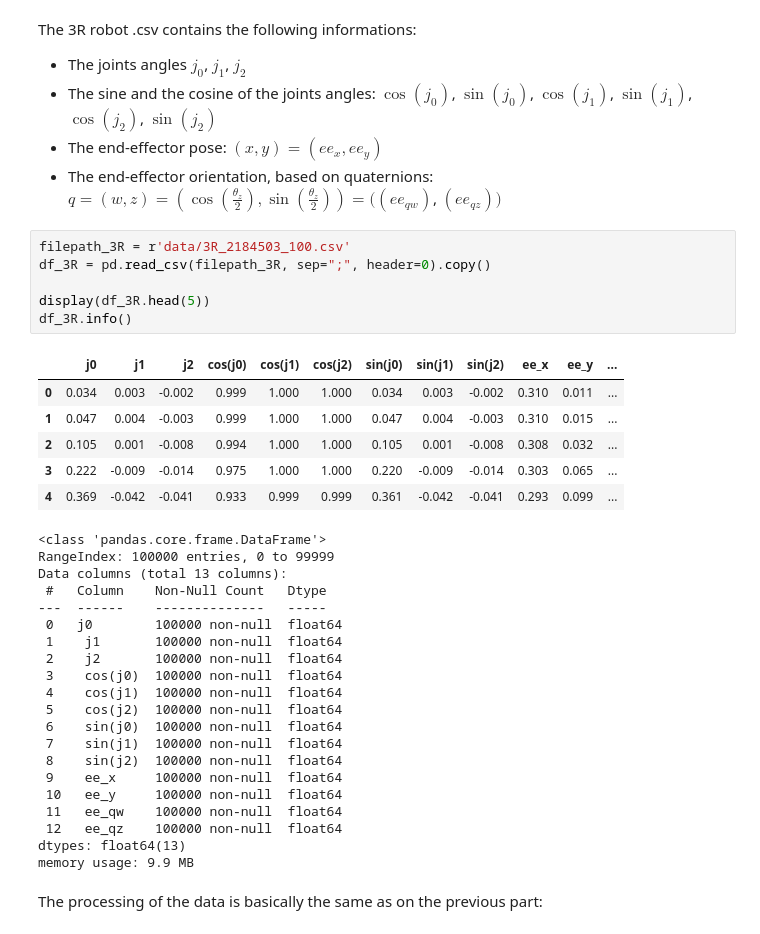
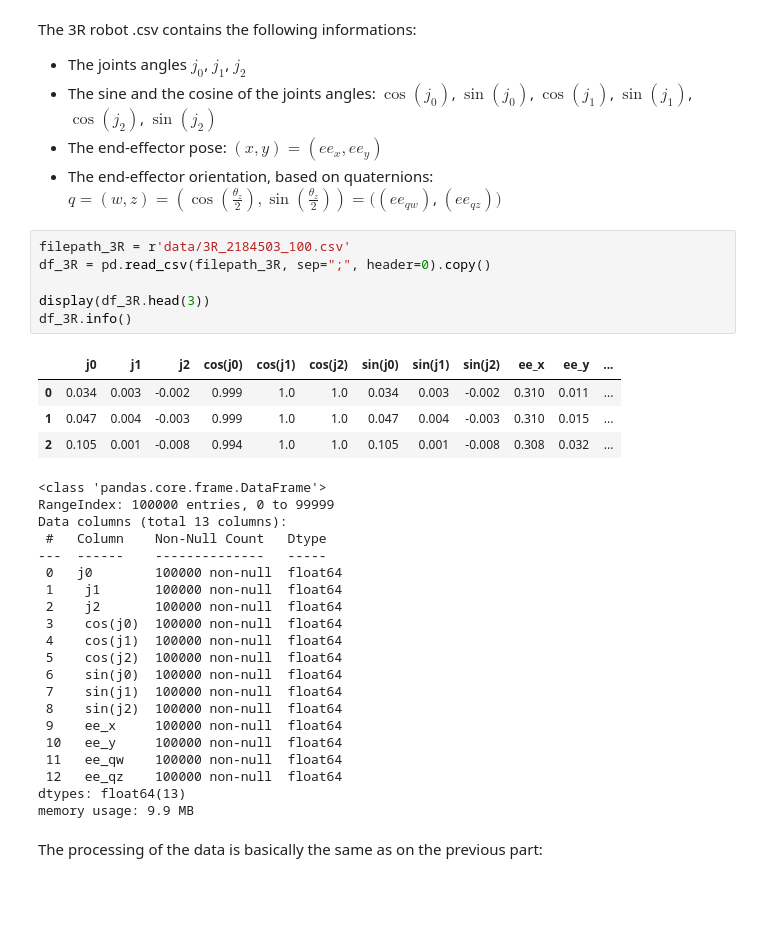
Before and after one commit to Mowibox/Mujoco-ML, a Jupyter notebook: mujoco_ml.ipynb, the cells around one changed output. Cells and saved outputs as stored; diff of their text form; blank space fills up the shorter version.

```diff
--- a/mujoco_ml.ipynb
+++ b/mujoco_ml.ipynb
@@ -117,16 +118,14 @@ The 3R robot .csv contains the following informations:
 # %%
 filepath_3R = r'data/3R_2184503_100.csv'
 df_3R = pd.read_csv(filepath_3R, sep=";", header=0).copy()
 
-display(df_3R.head(5))
+display(df_3R.head(3))
 df_3R.info()
 # %% [output]
 |  | j0 | j1 | j2 | cos(j0) | cos(j1) | cos(j2) | sin(j0) | sin(j1) | sin(j2) | ee_x | ee_y | ... |
-| 0 | 0.034 | 0.003 | -0.002 | 0.999 | 1.000 | 1.000 | 0.034 | 0.003 | -0.002 | 0.310 | 0.011 | ... |
-| 1 | 0.047 | 0.004 | -0.003 | 0.999 | 1.000 | 1.000 | 0.047 | 0.004 | -0.003 | 0.310 | 0.015 | ... |
-| 2 | 0.105 | 0.001 | -0.008 | 0.994 | 1.000 | 1.000 | 0.105 | 0.001 | -0.008 | 0.308 | 0.032 | ... |
-| 3 | 0.222 | -0.009 | -0.014 | 0.975 | 1.000 | 1.000 | 0.220 | -0.009 | -0.014 | 0.303 | 0.065 | ... |
-| 4 | 0.369 | -0.042 | -0.041 | 0.933 | 0.999 | 0.999 | 0.361 | -0.042 | -0.041 | 0.293 | 0.099 | ... |
+| 0 | 0.034 | 0.003 | -0.002 | 0.999 | 1.0 | 1.0 | 0.034 | 0.003 | -0.002 | 0.310 | 0.011 | ... |
+| 1 | 0.047 | 0.004 | -0.003 | 0.999 | 1.0 | 1.0 | 0.047 | 0.004 | -0.003 | 0.310 | 0.015 | ... |
+| 2 | 0.105 | 0.001 | -0.008 | 0.994 | 1.0 | 1.0 | 0.105 | 0.001 | -0.008 | 0.308 | 0.032 | ... |
 <class 'pandas.core.frame.DataFrame'>
 RangeIndex: 100000 entries, 0 to 99999
 Data columns (total 13 columns):
```
Also changed, not shown: parts of 59 cells of this notebook, 8 other files.
